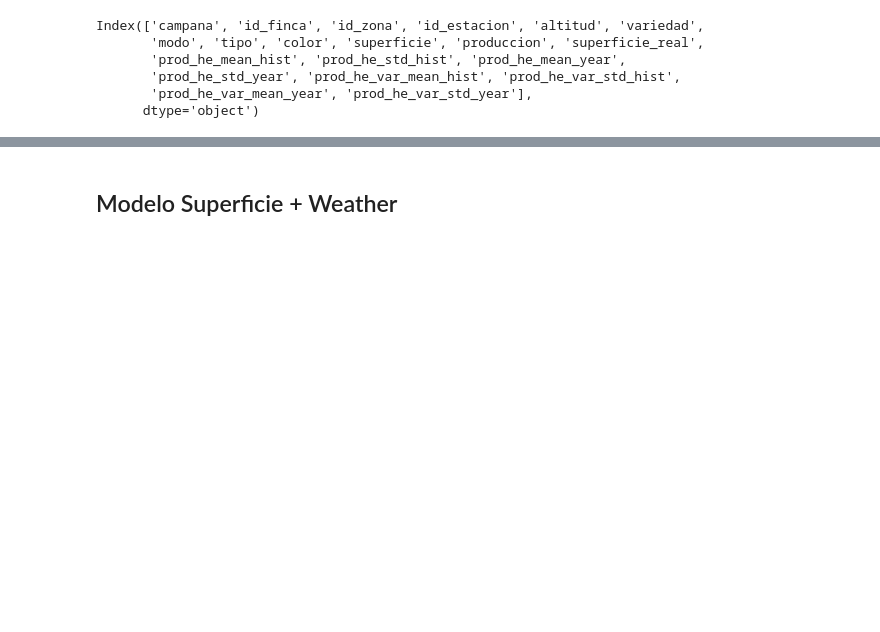
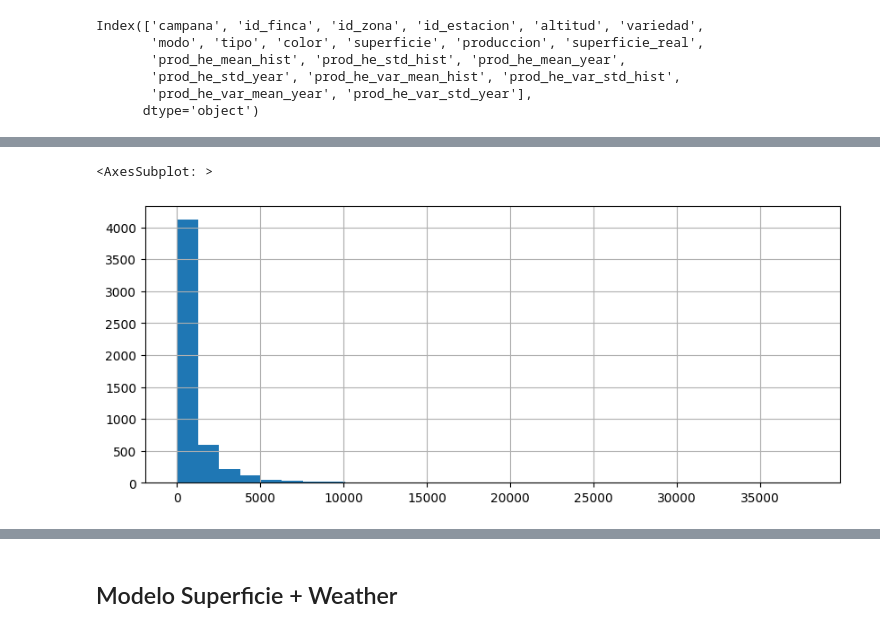
Before and after one commit to vitostamatti/datathon-cajamar-malbecs, a Jupyter notebook: notebooks/03-modeling/02-modeling-twosteps-vito.ipynb, the cells around one changed output, grey strips where cells are left out. Saved outputs shown, nothing was run; the diff lists cells and outputs as text; code cells hidden in the pictures; blank space fills up the shorter version.

Commit message:
preds primera ronda

```diff
--- a/notebooks/03-modeling/02-modeling-twosteps-vito.ipynb
+++ b/notebooks/03-modeling/02-modeling-twosteps-vito.ipynb
@@ -402,0 +534,43 @@ errors.groupby('variedad').agg(
+# %%
+# data_test = wine_data[wine_data['campana']==22]
+data_test = wine_data[wine_data['campana']>15].copy()
+
+
+# 1 imputar superficie
+data_test['superficie_real'] = data_test['superficie'].notnull().astype('category')
+
+X_surface = data_test.loc[(data_test['superficie'].isnull()) & (data_test['campana'] < 22),:].copy()
+
+pred_surface = model_surface.predict(X_surface)
+
+data_test.loc[(data_test['superficie'].isnull()) & (data_test['campana'] < 22), 'superficie']  = pred_surface
+
+data_test['superficie'] = data_test.groupby(['campana','id_finca','variedad','modo'])['superficie'].transform(lambda x: x.fillna(x.mean()))
+
+# 2 generar variables
+data_test = generate_features(data_test.copy(), from_period=17, to_period=23)
+
+data_test = data_test[data_test['campana']>16].copy()
+
+# refiteamos
+X_train, y_train = data_test[data_test['campana']<22].drop(columns='produccion'), data_test[data_test['campana']<22]['produccion']
+
+X_train[cat_cols] = X_train[cat_cols].astype('category')
+X_train = X_train.fillna(-1)
+sample_weight = X_train['campana'].apply(lambda x: 0.1 if x < 21 else 1).values
+model.fit(X_train, y_train,randomforestregressor__sample_weight=sample_weight)
+
+# 3 predecir produccion
+X_test = data_test[data_test['campana']==22].drop(columns='produccion')
+X_test[cat_cols] = X_test[cat_cols].astype('category')
+X_test = X_test.fillna(-1)
+y_pred = model.predict(X_test)
+# %%
+y_pred_train = model.predict(X_train)
+# %%
+errors = create_errors_dataframe(X_train, y_train, y_pred_train)
+# %%
+errors['err'].hist(bins=30, figsize=(10,4))
+# %% [output]
+<AxesSubplot: >
+[figure, added]
```
Also changed, not shown: parts of 18 cells of this notebook, 2 other files.
